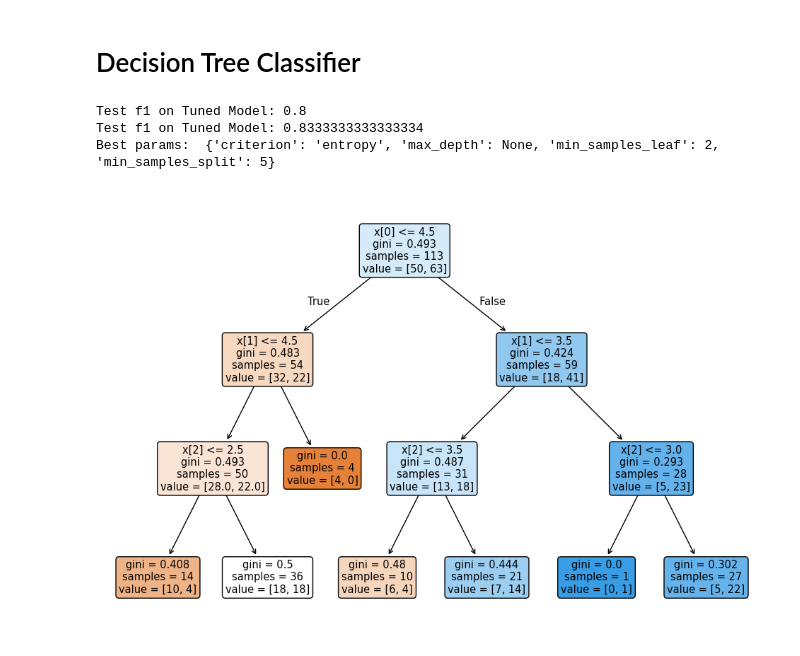
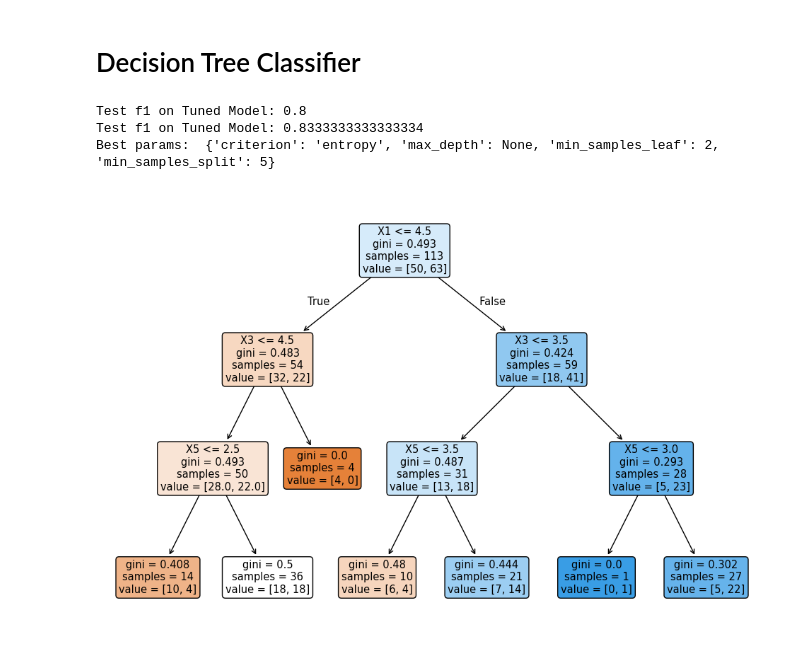
Before and after one commit to megmkr/HappyCustomers, a Jupyter notebook: happyCustomers.ipynb, the cells around one changed output. Saved outputs shown, nothing was run; the diff lists cells and outputs as text; code cells hidden in the pictures.

Commit message:
adding more model evalutions

```diff
--- a/happyCustomers.ipynb
+++ b/happyCustomers.ipynb
@@ -395,32 +397,32 @@ print("Test f1 on Tuned Model:", f1_score(y_test, y_pred_dt))
 
 #hyperparameter tuning
 param_grid = {
     'criterion': ['gini', 'entropy'],
     'max_depth': [None, 3, 5, 7, 10],
     'min_samples_split': [5, 7, 10],
     'min_samples_leaf': [1, 2, 4]
 }
 
 grid_search = GridSearchCV(
     estimator=dt_model,
     param_grid=param_grid,
     cv=5,
     scoring=scoring,
     refit='f1',
     n_jobs=-1
 )
 
 grid_search.fit(X_train, y_train)
 y_pred_dt2 = grid_search.best_estimator_.predict(X_test)
 print("Test f1 on Tuned Model:", f1_score(y_test, y_pred_dt2))
 print("Best params: ", grid_search.best_params_)
 
 #plotting decision tree
 plt.figure(figsize=(12, 8))
-plot_tree(dt_model, filled=True, rounded=True)
+plot_tree(dt_model, filled=True, rounded=True, feature_names=X.columns)
 plt.show()
 # %% [output]
 Test f1 on Tuned Model: 0.8
 Test f1 on Tuned Model: 0.8333333333333334
 Best params:  {'criterion': 'entropy', 'max_depth': None, 'min_samples_leaf': 2, 'min_samples_split': 5}
-[figure, old version]
+[figure, new version]
```
Also changed, not shown: parts of 8 cells of this notebook, 1 other file.
